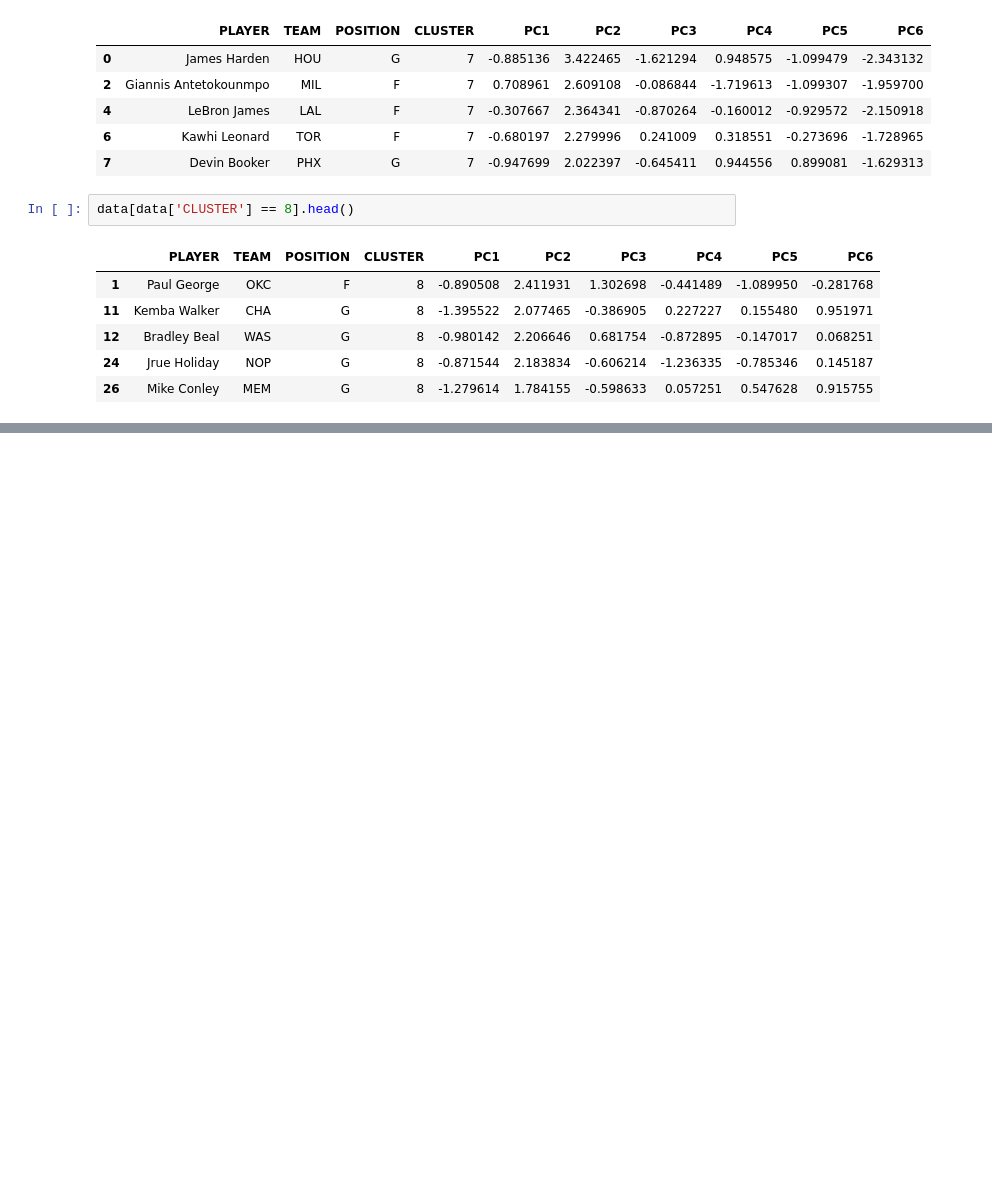
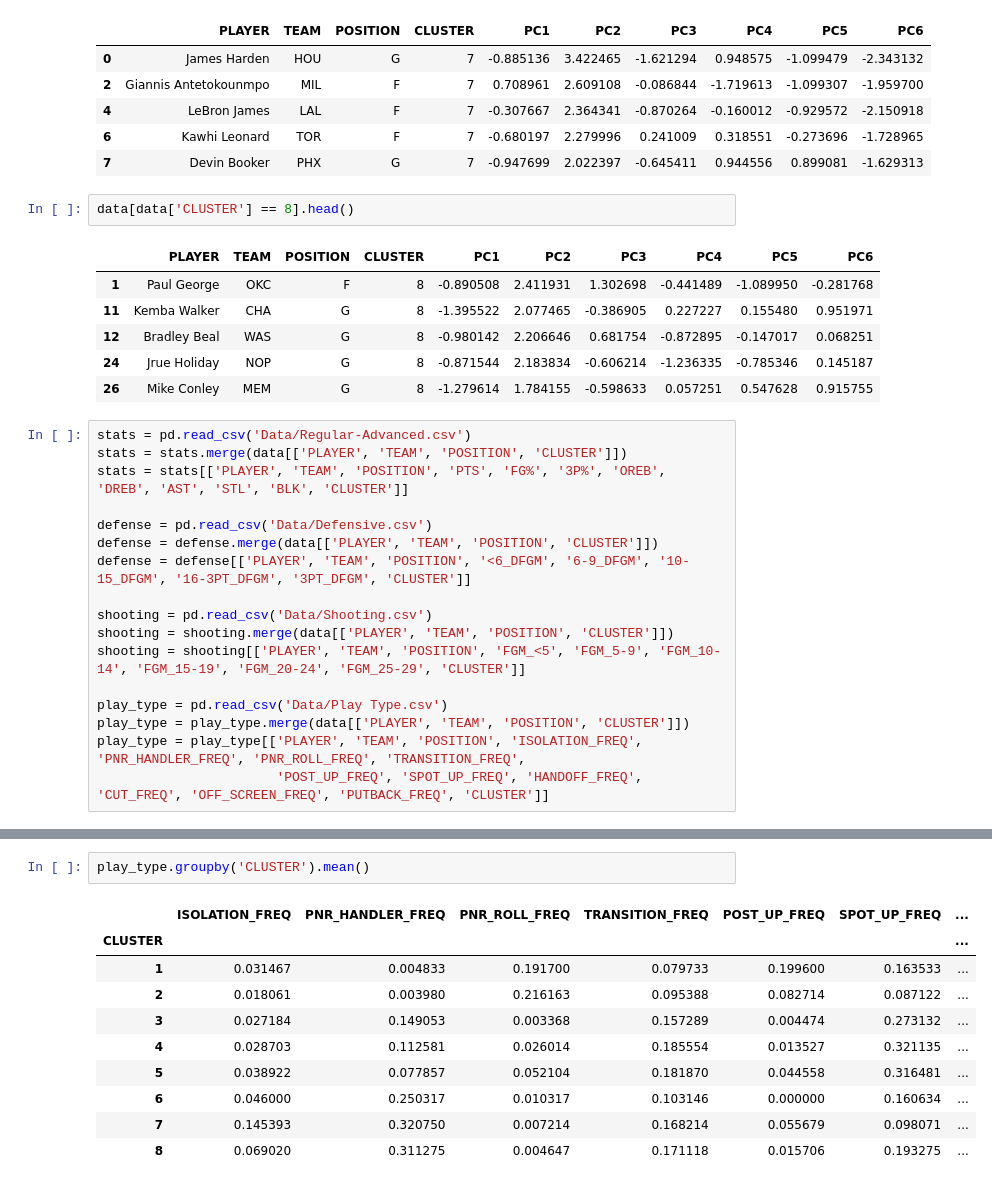
Before and after one commit to A-Jyad/NBAPlayerClustering, a Jupyter notebook: Cluster_EDA.ipynb, the cells around one changed output, grey strips where cells are left out. Cells and saved outputs as stored; diff of their text form; blank space fills up the shorter version.

Commit message:
Clustering Complete

```diff
--- a/Cluster_EDA.ipynb
+++ b/Cluster_EDA.ipynb
@@ -134,3 +134,20 @@ data[data['CLUSTER'] == 8].head()
 | 12 | Bradley Beal | WAS | G | 8 | -0.980142 | 2.206646 | 0.681754 | -0.872895 | -0.147017 | 0.068251 |
 | 24 | Jrue Holiday | NOP | G | 8 | -0.871544 | 2.183834 | -0.606214 | -1.236335 | -0.785346 | 0.145187 |
 | 26 | Mike Conley | MEM | G | 8 | -1.279614 | 1.784155 | -0.598633 | 0.057251 | 0.547628 | 0.915755 |
+# %%
+stats = pd.read_csv('Data/Regular-Advanced.csv')
+stats = stats.merge(data[['PLAYER', 'TEAM', 'POSITION', 'CLUSTER']])
+stats = stats[['PLAYER', 'TEAM', 'POSITION', 'PTS', 'FG%', '3P%', 'OREB', 'DREB', 'AST', 'STL', 'BLK', 'CLUSTER']]
+
+defense = pd.read_csv('Data/Defensive.csv')
+defense = defense.merge(data[['PLAYER', 'TEAM', 'POSITION', 'CLUSTER']])
+defense = defense[['PLAYER', 'TEAM', 'POSITION', '<6_DFGM', '6-9_DFGM', '10-15_DFGM', '16-3PT_DFGM', '3PT_DFGM', 'CLUSTER']]
+
+shooting = pd.read_csv('Data/Shooting.csv')
+shooting = shooting.merge(data[['PLAYER', 'TEAM', 'POSITION', 'CLUSTER']])
+shooting = shooting[['PLAYER', 'TEAM', 'POSITION', 'FGM_<5', 'FGM_5-9', 'FGM_10-14', 'FGM_15-19', 'FGM_20-24', 'FGM_25-29', 'CLUSTER']]
+
+play_type = pd.read_csv('Data/Play Type.csv')
+play_type = play_type.merge(data[['PLAYER', 'TEAM', 'POSITION', 'CLUSTER']])
+play_type = play_type[['PLAYER', 'TEAM', 'POSITION', 'ISOLATION_FREQ', 'PNR_HANDLER_FREQ', 'PNR_ROLL_FREQ', 'TRANSITION_FREQ',
+                       'POST_UP_FREQ', 'SPOT_UP_FREQ', 'HANDOFF_FREQ', 'CUT_FREQ', 'OFF_SCREEN_FREQ', 'PUTBACK_FREQ', 'CLUSTER']]
@@ -136,0 +193,13 @@ data[data['CLUSTER'] == 8].head()
+# %%
+play_type.groupby('CLUSTER').mean()
+# %% [output]
+|  | ISOLATION_FREQ | PNR_HANDLER_FREQ | PNR_ROLL_FREQ | TRANSITION_FREQ | POST_UP_FREQ | SPOT_UP_FREQ | ... |
+| CLUSTER |  |  |  |  |  |  | ... |
+| 1 | 0.031467 | 0.004833 | 0.191700 | 0.079733 | 0.199600 | 0.163533 | ... |
+| 2 | 0.018061 | 0.003980 | 0.216163 | 0.095388 | 0.082714 | 0.087122 | ... |
+| 3 | 0.027184 | 0.149053 | 0.003368 | 0.157289 | 0.004474 | 0.273132 | ... |
+| 4 | 0.028703 | 0.112581 | 0.026014 | 0.185554 | 0.013527 | 0.321135 | ... |
+| 5 | 0.038922 | 0.077857 | 0.052104 | 0.181870 | 0.044558 | 0.316481 | ... |
+| 6 | 0.046000 | 0.250317 | 0.010317 | 0.103146 | 0.000000 | 0.160634 | ... |
+| 7 | 0.145393 | 0.320750 | 0.007214 | 0.168214 | 0.055679 | 0.098071 | ... |
+| 8 | 0.069020 | 0.311275 | 0.004647 | 0.171118 | 0.015706 | 0.193275 | ... |
```
Also changed, not shown: parts of 3 cells of this notebook, 8 other files.
